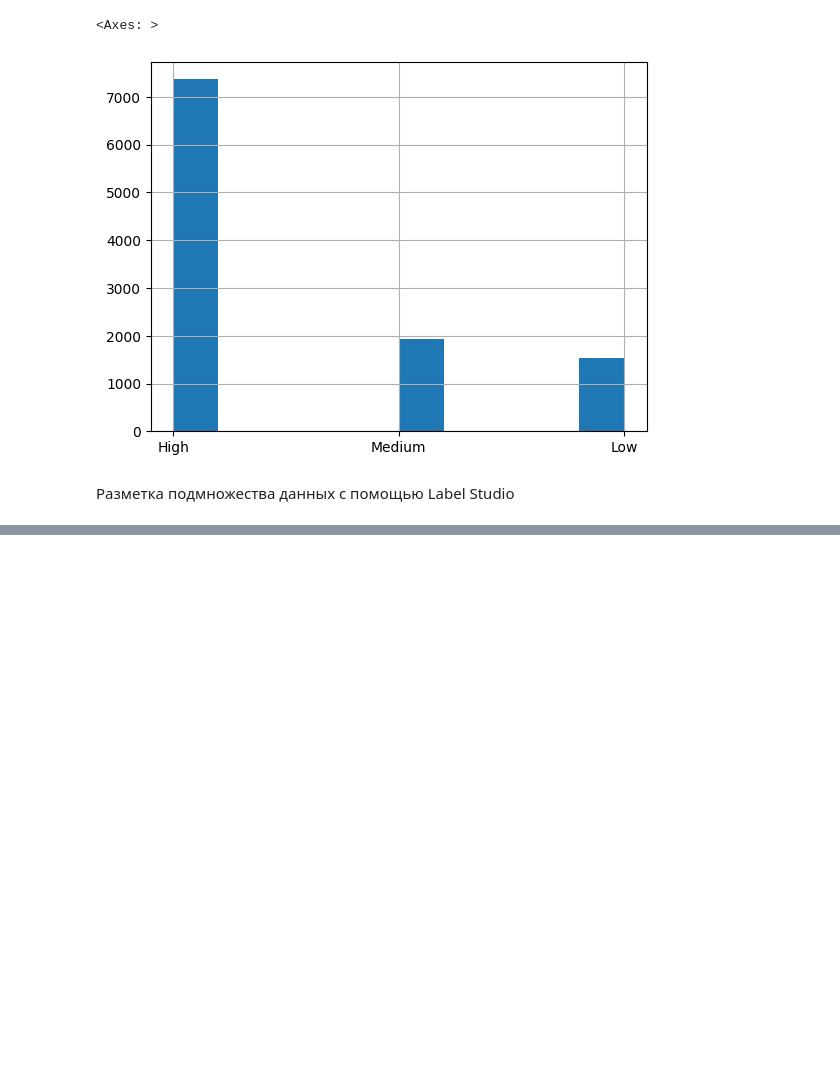
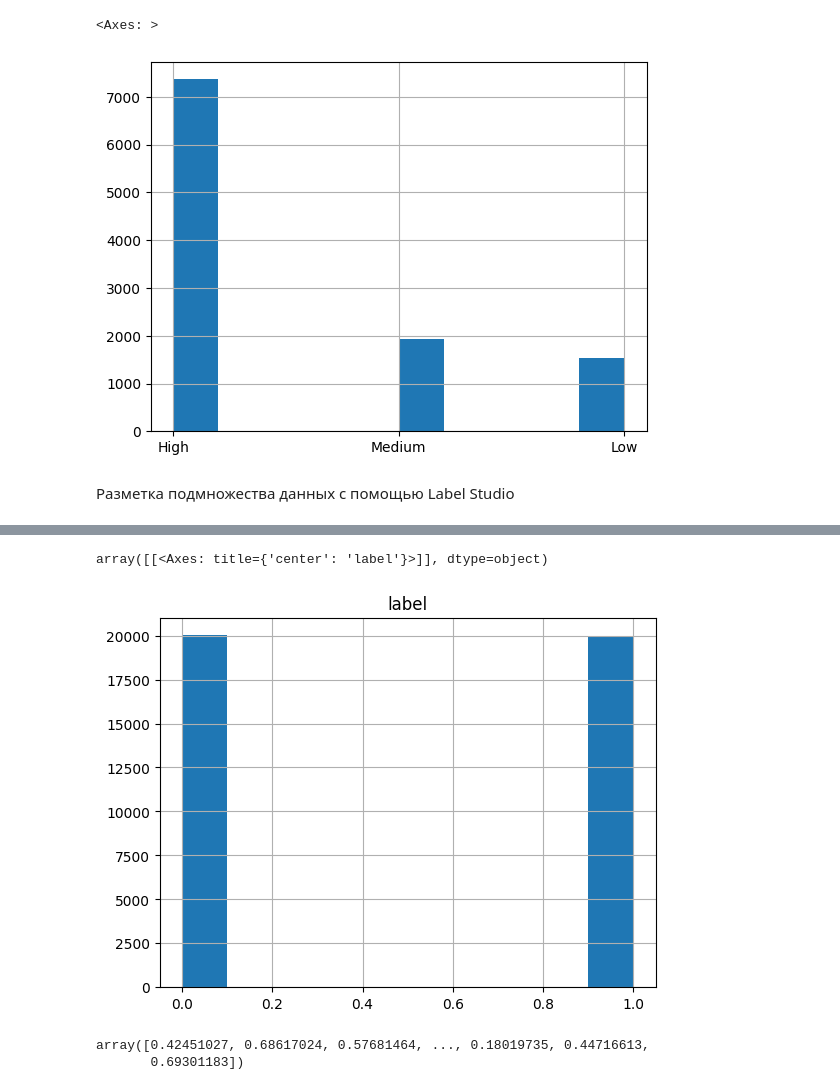
Before and after one commit to nata44845/data_extract_parsing, a Jupyter notebook: seminar9/sample_solution_9.ipynb, the cells around one changed output, grey strips where cells are left out. Drawn from its saved outputs; the diff is of its cells as text; code cells hidden in the pictures; blank space fills up the shorter version.

```diff
--- a/seminar9/sample_solution_9.ipynb
+++ b/seminar9/sample_solution_9.ipynb
@@ -56,0 +65,2 @@ subset.to_csv("sentiment2.csv", index=False)
+# %%
+movie = pd.read_csv("movie.csv", engine='python', encoding='utf-8', on_bad_lines="skip", encoding_errors="ignore")
@@ -56,0 +76,5 @@ subset.to_csv("sentiment2.csv", index=False)
+# %%
+movie.hist('label')
+# %% [output]
+array([[<Axes: title={'center': 'label'}>]], dtype=object)
+[figure, added]
@@ -56,0 +99,5 @@ subset.to_csv("sentiment2.csv", index=False)
+# %%
+uncertainly
+# %% [output]
+array([0.42451027, 0.68617024, 0.57681464, ..., 0.18019735, 0.44716613,
+       0.69301183])
```
Also changed, not shown: parts of 19 cells of this notebook, 10 other files.
